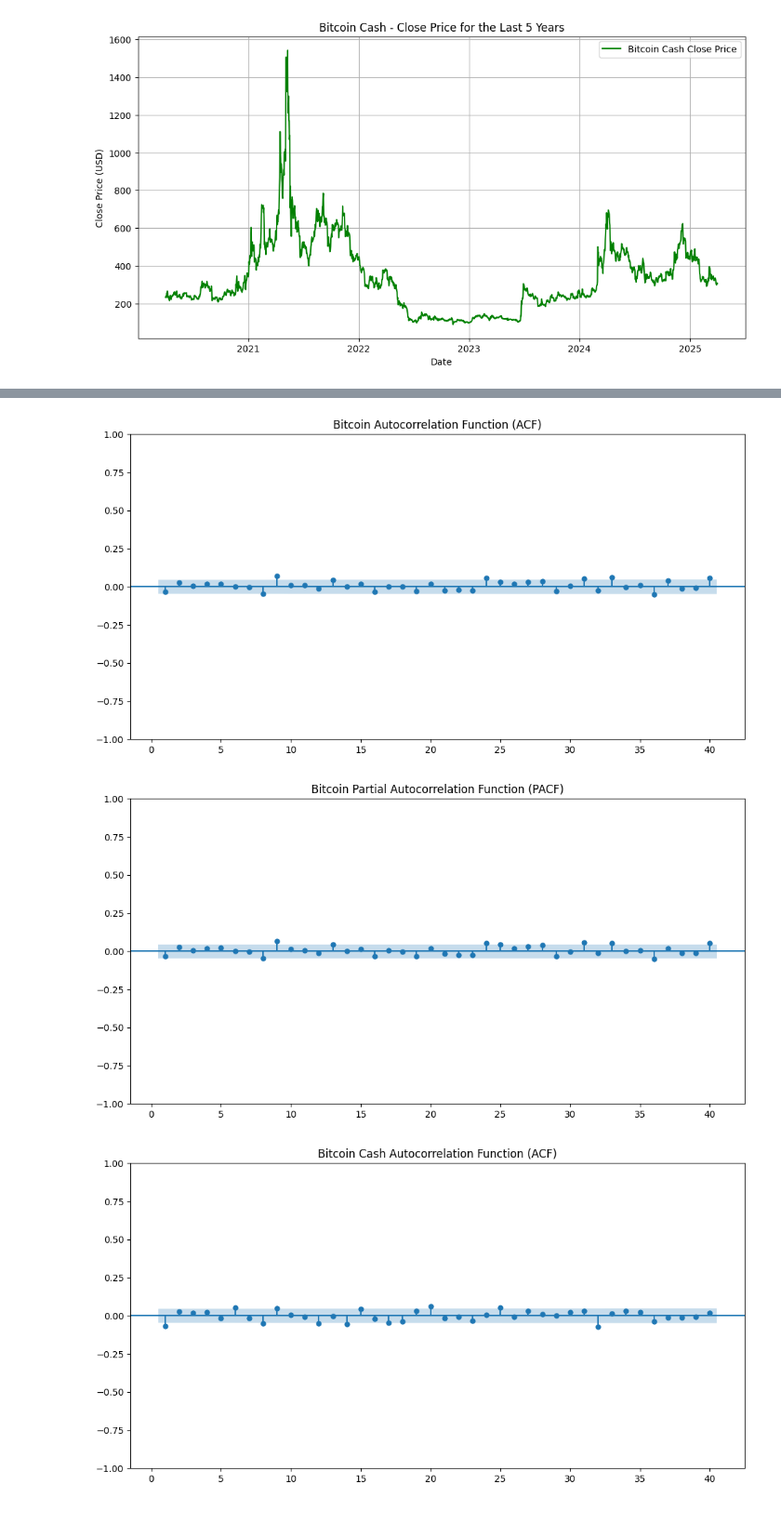
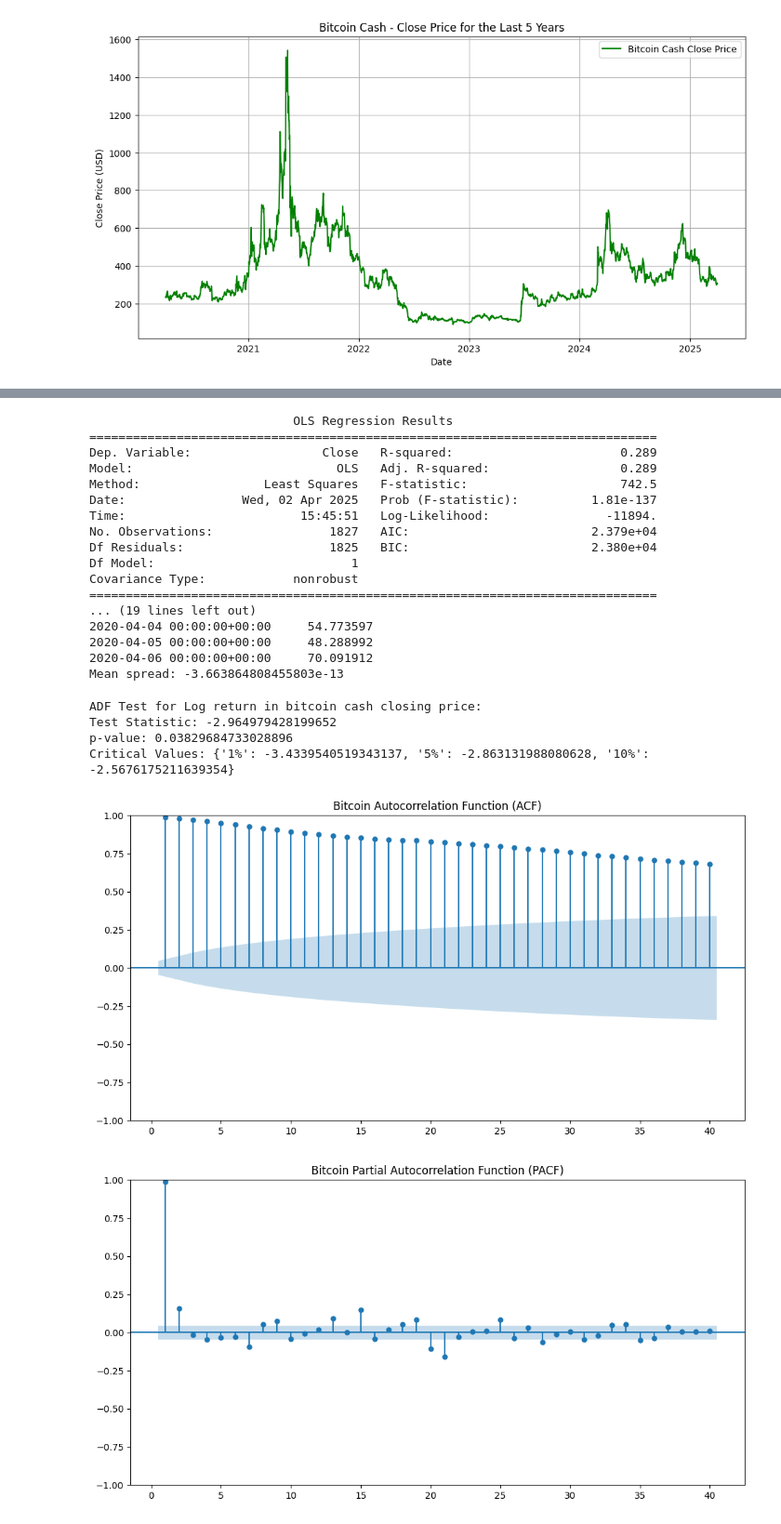
Before and after one commit to synnerbo/EmpiriskProsjekt, a Jupyter notebook: tiø4317_project.ipynb, the cells around one changed output, grey strips where cells are left out. Shown at 93% size. Saved outputs shown, nothing was run; the diff lists cells and outputs as text; code cells hidden in the pictures.

```diff
--- a/tiø4317_project.ipynb
+++ b/tiø4317_project.ipynb
@@ -186,30 +94,69 @@ Name: log_return, Length: 1827, dtype: float64
+# %%
+# Add a constant (intercept) to the Bitcoin prices for the regression
+X = sm.add_constant(df_Bitcoin['Close'])  # This adds the intercept term to the model
+y = df_Bitcoin_Cash['Close']
+
+# Fit the regression model
+model = sm.OLS(y, X)
+results = model.fit()
+
+# Print the regression summary
+print(results.summary())
+
+intercept = results.params[0]
+beta = results.params[1]
+
+# Compute the price spread
+price_spread = df_Bitcoin_Cash['Close'] - (intercept + beta * df_Bitcoin['Close'])
+
+# Create the new DataFrame
+spread_df = pd.DataFrame({'price_spread': price_spread})
+
+# Check results
+print(spread_df.head())
+print("Mean spread:", spread_df['price_spread'].mean())
+# %% [output]
+                            OLS Regression Results
+==============================================================================
+Dep. Variable:                  Close   R-squared:                       0.289
+Model:                            OLS   Adj. R-squared:                  0.289
+Method:                 Least Squares   F-statistic:                     742.5
+Date:                Wed, 02 Apr 2025   Prob (F-statistic):          1.81e-137
+Time:                        15:45:51   Log-Likelihood:                -11894.
+No. Observations:                1827   AIC:                         2.379e+04
+Df Residuals:                    1825   BIC:                         2.380e+04
+Df Model:                           1
+Covariance Type:            nonrobust
+==============================================================================
+... (19 lines left out)
+2020-04-04 00:00:00+00:00     54.773597
+2020-04-05 00:00:00+00:00     48.288992
+2020-04-06 00:00:00+00:00     70.091912
+Mean spread: -3.663864808455803e-13
+# %%
+# ADF Test for bitcoin Log return in closing price
+adf_btc_c_log_return = adfuller(spread_df['price_spread'].dropna(), maxlag=10, regression='c')
+print("\nADF Test for Log return in bitcoin cash closing price:")
+print("Test Statistic:", adf_btc_c_log_return[0])
+print("p-value:", adf_btc_c_log_return[1])
+print("Critical Values:", adf_btc_c_log_return[4])
+# %% [output]
+ADF Test for Log return in bitcoin cash closing price:
+Test Statistic: -2.964979428199652
+p-value: 0.03829684733028896
+Critical Values: {'1%': -3.4339540519343137, '5%': -2.863131988080628, '10%': -2.5676175211639354}
 # %%
-# ACF and PACF
-
 # Plot ACF Bitcoin
 plt.figure(figsize=(12,6))
-plot_acf(df_Bitcoin['log_return'].iloc[1:], lags=40, ax=plt.gca(), zero=False)
+plot_acf(spread_df['price_spread'], lags=40, ax=plt.gca(), zero=False)
 plt.title('Bitcoin Autocorrelation Function (ACF)')
 plt.show()
 
 # Plot PACF Bitcoin
 plt.figure(figsize=(12,6))
-plot_pacf(df_Bitcoin['log_return'].iloc[1:], lags=40, ax=plt.gca(), zero=False)
+plot_pacf(spread_df['price_spread'], lags=40, ax=plt.gca(), zero=False)
 plt.title('Bitcoin Partial Autocorrelation Function (PACF)')
 plt.show()
-
-# Plot ACF Bitcoin Cash
-plt.figure(figsize=(12,6))
-plot_acf(df_Bitcoin_Cash['log_return'].iloc[1:], lags=40, ax=plt.gca(), zero=False)
-plt.title('Bitcoin Cash Autocorrelation Function (ACF)')
-plt.show()
-
-# Plot PACF Bitcoin Cash
-plt.figure(figsize=(12,6))
-plot_pacf(df_Bitcoin_Cash['log_return'].iloc[1:], lags=40, ax=plt.gca(), zero=False)
-plt.title('Bitcoin Cash Autocorrelation Function (ACF)')
-plt.show()
 # %% [output]
-[figure, old version]
+[figure, new version]
-[figure, old version]
+[figure, new version]
-[figure, removed]
```
Also changed, not shown: parts of 10 cells of this notebook, 1 other file.
